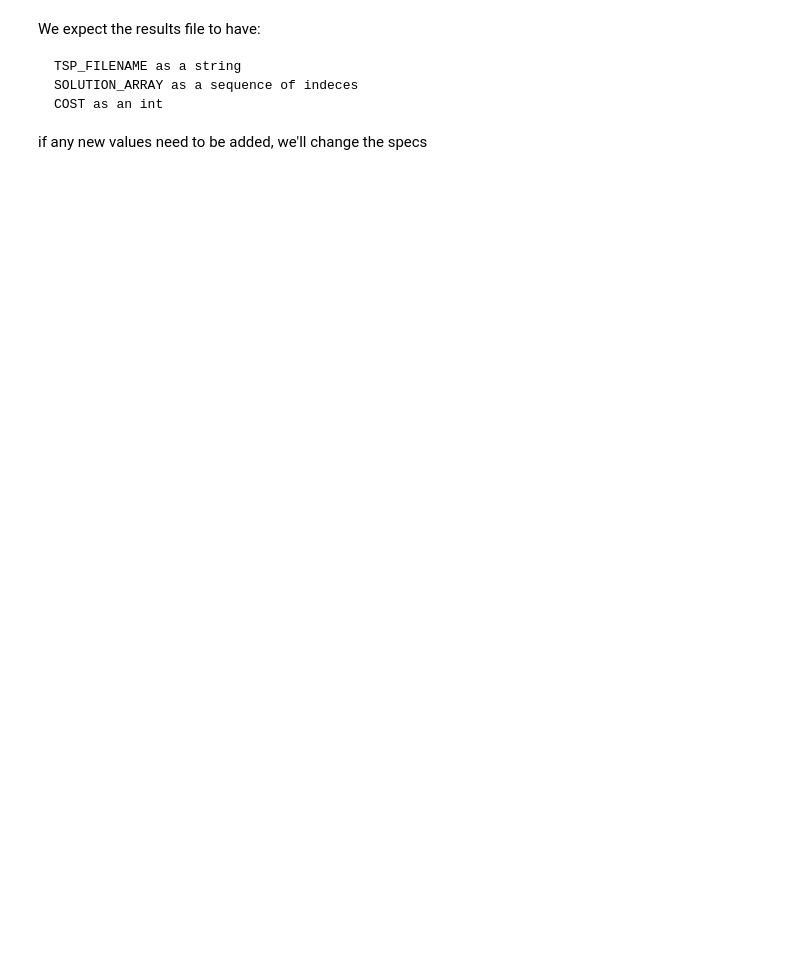
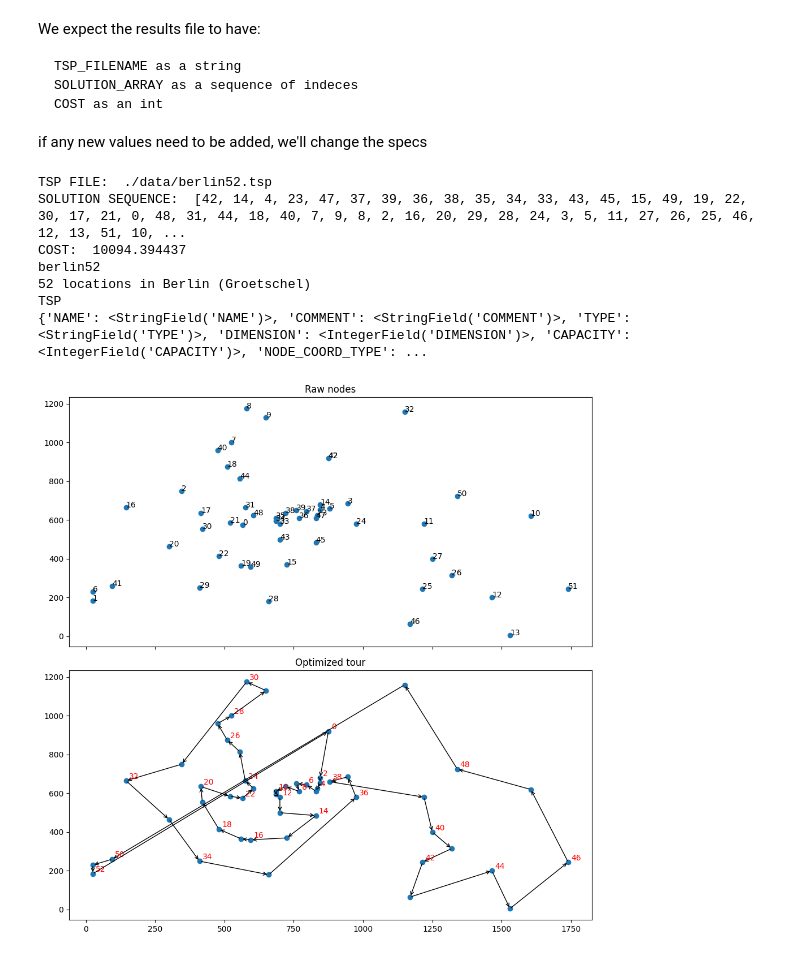
Before and after one commit to Udinanon/Operational_Research_2, a Jupyter notebook: plotter/plot.ipynb, the cells around one changed output. Saved outputs shown, nothing was run; the diff lists cells and outputs as text; code cells hidden in the pictures; blank space fills up the shorter version.

Commit message:
Better plotter with arrows,  colors and numbers

````diff
--- a/plotter/plot.ipynb
+++ b/plotter/plot.ipynb
@@ -11,3 +11,16 @@ COST as an int
 ```
 
 if any new values need to be added, we'll change the specs
+# %%
+filename = "../results/solution.txt"
+x = loadfile(filename)
+arrow_plot(*x)
+# %% [output]
+TSP FILE:  ./data/berlin52.tsp
+SOLUTION SEQUENCE:  [42, 14, 4, 23, 47, 37, 39, 36, 38, 35, 34, 33, 43, 45, 15, 49, 19, 22, 30, 17, 21, 0, 48, 31, 44, 18, 40, 7, 9, 8, 2, 16, 20, 29, 28, 24, 3, 5, 11, 27, 26, 25, 46, 12, 13, 51, 10, ...
+COST:  10094.394437
+berlin52
+52 locations in Berlin (Groetschel)
+TSP
+{'NAME': <StringField('NAME')>, 'COMMENT': <StringField('COMMENT')>, 'TYPE': <StringField('TYPE')>, 'DIMENSION': <IntegerField('DIMENSION')>, 'CAPACITY': <IntegerField('CAPACITY')>, 'NODE_COORD_TYPE': ...
+[figure, added]
````
Also changed, not shown: parts of 6 cells of this notebook.
